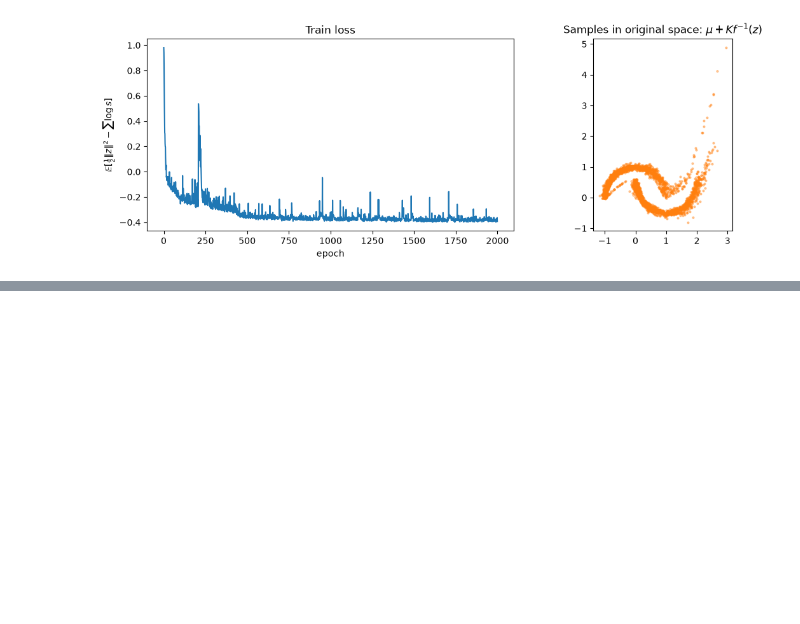
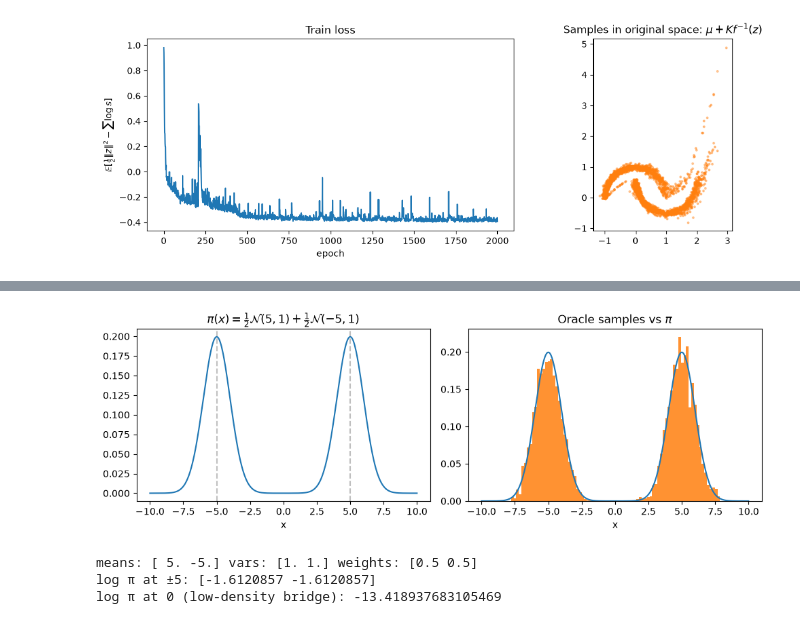
Before and after one commit to saobangmath/MiniProject-PhD-, a Jupyter notebook: notebooks/normalizing-flow.ipynb, the cells around one changed output, grey strips where cells are left out. Drawn from its saved outputs; the diff is of its cells as text; code cells hidden in the pictures; blank space fills up the shorter version.

Commit message:
add sampling with hard-to-sample distribution

```diff
--- a/notebooks/normalizing-flow.ipynb
+++ b/notebooks/normalizing-flow.ipynb
@@ -195,0 +206,55 @@ plt.show()
+# %%
+import jax
+import jax.numpy as jnp
+from jax.scipy.special import logsumexp
+from jax.scipy.stats import norm
+
+# --- π(x) = 0.5 N(5, 1) + 0.5 N(-5, 1)  (variance = 1) ---
+mix_weights = jnp.array([0.5, 0.5])
+mix_means = jnp.array([5.0, -5.0])
+mix_vars = jnp.array([1.0, 1.0])  # σ²
+mix_scales = jnp.sqrt(mix_vars)   # σ for jax.scipy.stats.norm
+
+def mixture_log_pdf(x):
+    """log π(x) for scalar or array x."""
+    x = jnp.asarray(x)
+    log_comps = jnp.stack([
+        norm.logpdf(x, loc=mix_means[k], scale=mix_scales[k]) + jnp.log(mix_weights[k])
+        for k in range(mix_weights.shape[0])
+    ], axis=0)
+    return logsumexp(log_comps, axis=0)
+
+def mixture_pdf(x):
+    return jnp.exp(mixture_log_pdf(x))
+
+# --- visualize density + oracle samples ---
+xg = jnp.linspace(-10, 10, 400)
+density = mixture_pdf(xg)
+
+key_mix = jax.random.PRNGKey(1)
+n_show = 4000
+key_mix, k_comp, k_z = jax.random.split(key_mix, 3)
+comp = jax.random.choice(k_comp, 2, shape=(n_show,), p=mix_weights)
+samples = mix_means[comp] + mix_scales[comp] * jax.random.normal(k_z, (n_show,))
+
+fig, axes = plt.subplots(1, 2, figsize=(10, 3.5))
+axes[0].plot(np.asarray(xg), np.asarray(density), color="tab:blue")
+axes[0].axvline(5, color="gray", ls="--", alpha=0.5)
+axes[0].axvline(-5, color="gray", ls="--", alpha=0.5)
+axes[0].set_title(r"$\pi(x)=\frac{1}{2}\mathcal{N}(5,1)+\frac{1}{2}\mathcal{N}(-5,1)$")
+axes[0].set_xlabel("x")
+axes[1].hist(np.asarray(samples), bins=80, density=True, color="tab:orange", alpha=0.85)
+axes[1].plot(np.asarray(xg), np.asarray(density), color="tab:blue")
+axes[1].set_title("Oracle samples vs $\pi$")
+axes[1].set_xlabel("x")
+plt.tight_layout()
+plt.show()
+
+print("means:", mix_means, "vars:", mix_vars, "weights:", mix_weights)
+print("log π at ±5:", mixture_log_pdf(mix_means))
+print("log π at 0 (low-density bridge):", float(mixture_log_pdf(0.0)))
+# %% [output]
+[figure, added]
+means: [ 5. -5.] vars: [1. 1.] weights: [0.5 0.5]
+log π at ±5: [-1.6120857 -1.6120857]
+log π at 0 (low-density bridge): -13.418937683105469
```
Also changed, not shown: parts of 5 cells of this notebook, 1 other file.
